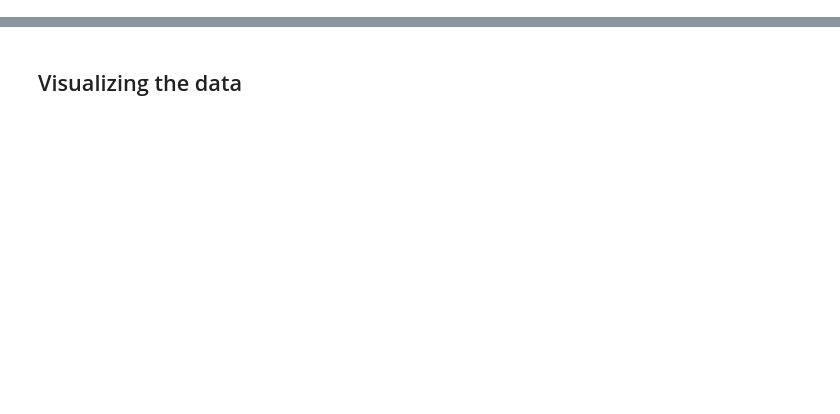
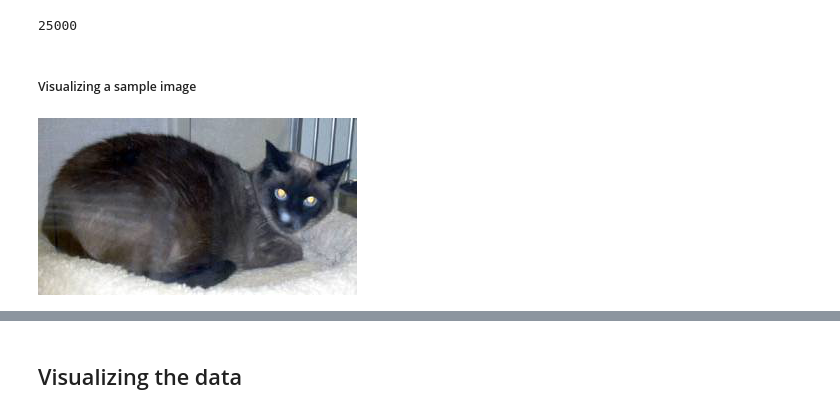
Before and after one commit to TheoLvs/machine-learning, a Jupyter notebook: 1. Computer Vision/6. Fine tuning a pre-trained network with Keras.ipynb, the cells around one changed output, grey strips where cells are left out. Saved outputs shown, nothing was run; the diff lists cells and outputs as text; code cells hidden in the pictures; blank space fills up the shorter version.

```diff
--- a/1. Computer Vision/6. Fine tuning a pre-trained network with Keras.ipynb
+++ b/1. Computer Vision/6. Fine tuning a pre-trained network with Keras.ipynb
@@ -26,0 +23,2 @@ from keras.datasets import fashion_mnist
+# %%
+FOLDER = "C:/data/images/cats_and_dogs/"
@@ -26,0 +28,12 @@ from keras.datasets import fashion_mnist
+# %%
+files = glob.glob(FOLDER+"*.JPG")
+len(files)
+# %% [output]
+25000
+# %% [markdown]
+##### Visualizing a sample image
+# %%
+img = Image.open(files[10])
+img
+# %% [output]
+[figure, added]
```
Also changed, not shown: parts of 17 cells of this notebook.
